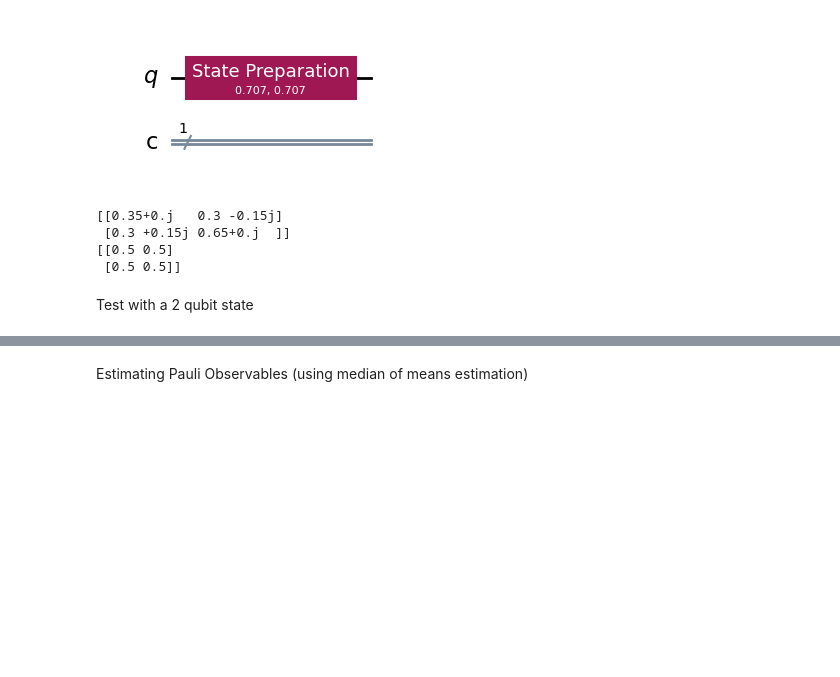
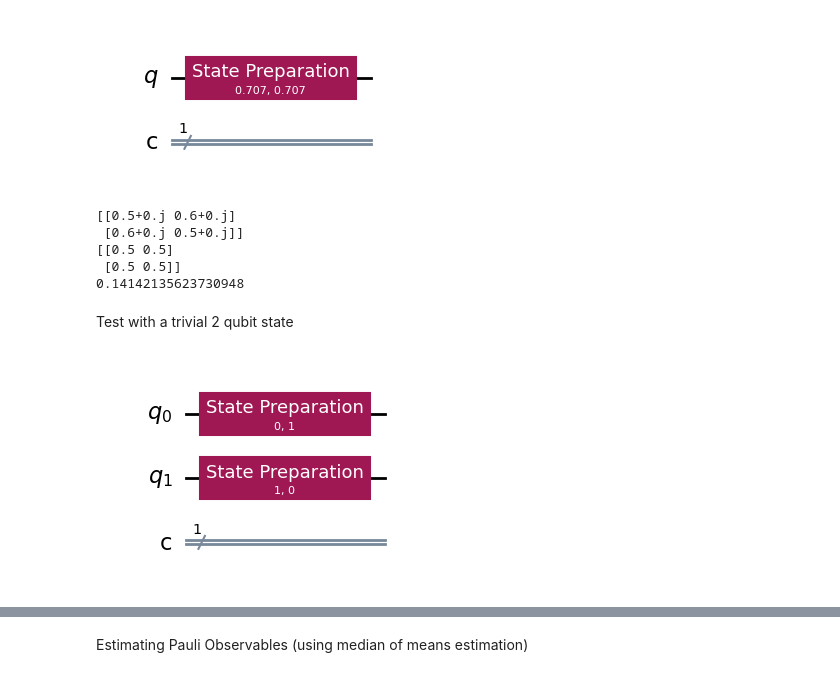
Before and after one commit to ZacharyKokot/Summer-Research-2024, a Jupyter notebook: ShadowTomography.ipynb, the cells around one changed output, grey strips where cells are left out. Cells and saved outputs as stored; diff of their text form; code cells hidden in the pictures; blank space fills up the shorter version.

Commit message:
Added two qubit state estimation tests.

```diff
--- a/ShadowTomography.ipynb
+++ b/ShadowTomography.ipynb
@@ -170,18 +183,37 @@ qc.draw("mpl")
 # %% [output]
 [figure]
 # %%
-shadow = construct_shadow(qc, 10, 1)
+shadow = construct_shadow(single_qubit_qc, 10, 1)
 rho_estimated = reconstruct_from_shadow(shadow)
 print(rho_estimated)
 
-phi = np.matrix(state_test).T
+phi = np.matrix(single_qubit_state).T
 
 rho_expected = phi @ phi.H
 print(rho_expected)
+
+print(operator_distance(rho_estimated, rho_expected))
 # %% [output]
-[[0.35+0.j   0.3 -0.15j]
- [0.3 +0.15j 0.65+0.j  ]]
+[[0.5+0.j 0.6+0.j]
+ [0.6+0.j 0.5+0.j]]
 [[0.5 0.5]
  [0.5 0.5]]
+0.14142135623730948
 # %% [markdown]
-Test with a 2 qubit state
+Test with a trivial 2 qubit state
+# %%
+trivial_2_qubit_state = [0, 1, 0, 0]
+
+# Instantiate quantum register of 2 bits and classical register of 1 bit.
+trivial_2_qubit_qr = QuantumRegister(2, 'q')
+trivial_2_qubit_cr = ClassicalRegister(1, 'c')
+
+# Create a quantum circuit and add the prepare_state function acting on qubits 0 and 1.
+trivial_2_qubit_qc = QuantumCircuit(trivial_2_qubit_qr, trivial_2_qubit_cr)
+trivial_2_qubit_qc.prepare_state(state = [0,1], qubits=0)
+trivial_2_qubit_qc.prepare_state(state = [1,0], qubits=1)
+
+# Draw the circuit in mpl (matplotlib).
+trivial_2_qubit_qc.draw('mpl')
+# %% [output]
+[figure, added]
```
Also changed, not shown: parts of 10 cells of this notebook.
